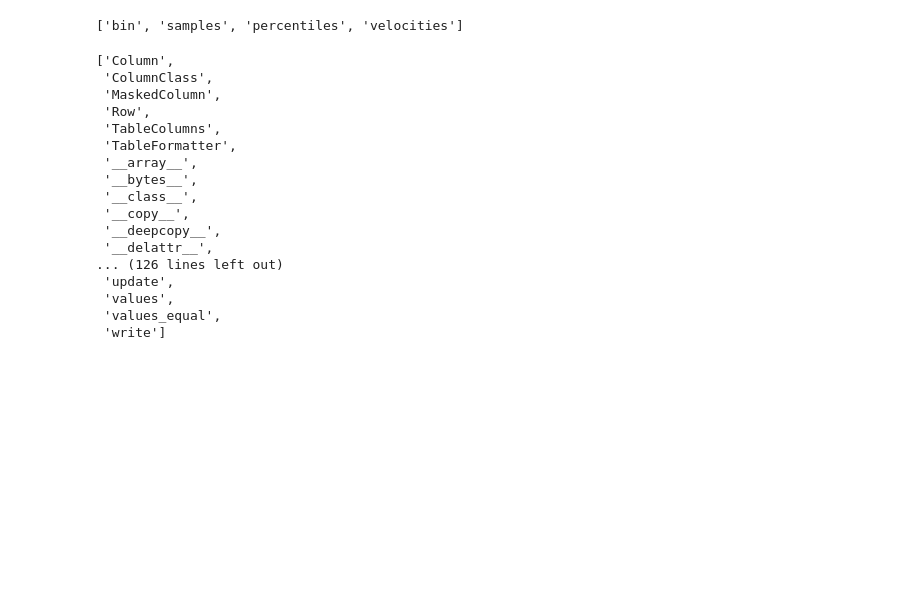
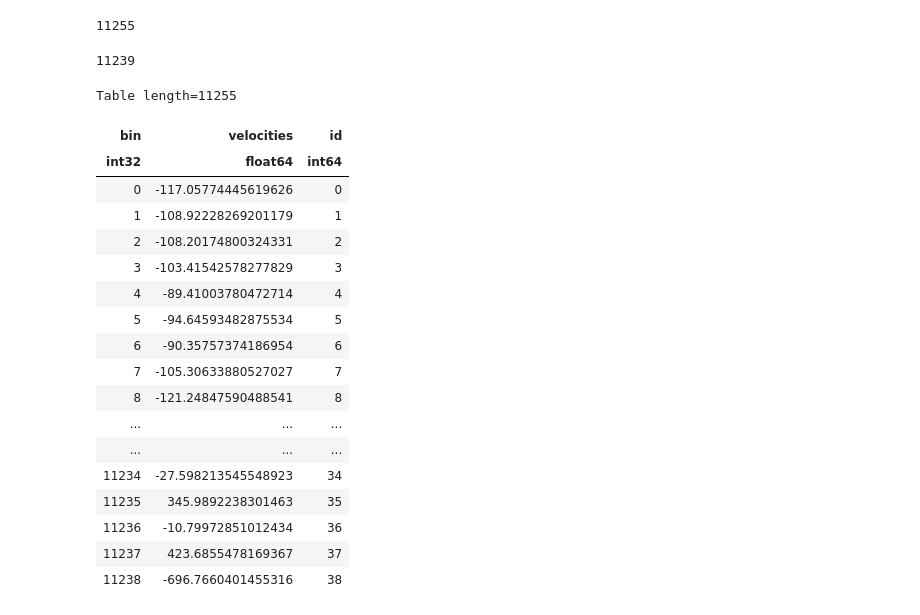
Before and after one commit to aj-pitts/NaI_analysis, a Jupyter notebook: Testing.ipynb, the cells around one changed output. Cells and saved outputs as stored; diff of their text form; code cells hidden in the pictures; blank space fills up the shorter version.

```diff
--- a/Testing.ipynb
+++ b/Testing.ipynb
@@ -11,0 +14,8 @@ table = Table(hdul[1].data)
+# %%
+l = 0
+for i in range(len(tables)):
+    l += len(tables[i])
+
+l
+# %% [output]
+11255
@@ -12,24 +36,26 @@ table = Table(hdul[1].data)
+# %%
+len(np.unique(table['bin']))
+# %% [output]
+11239
 # %%
-table.colnames
+table
 # %% [output]
-['bin', 'samples', 'percentiles', 'velocities']
+Table length=11255
+| bin | velocities | id |
+| int32 | float64 | int64 |
+| 0 | -117.05774445619626 | 0 |
+| 1 | -108.92228269201179 | 1 |
+| 2 | -108.20174800324331 | 2 |
+| 3 | -103.41542578277829 | 3 |
+| 4 | -89.41003780472714 | 4 |
+| 5 | -94.64593482875534 | 5 |
+| 6 | -90.35757374186954 | 6 |
+| 7 | -105.30633880527027 | 7 |
+| 8 | -121.24847590488541 | 8 |
+| ... | ... | ... |
+| ... | ... | ... |
+| 11234 | -27.598213545548923 | 34 |
+| 11235 | 345.9892238301463 | 35 |
+| 11236 | -10.79972851012434 | 36 |
+| 11237 | 423.6855478169367 | 37 |
+| 11238 | -696.7660401455316 | 38 |
-# %%
-dir(table)
-# %% [output]
-['Column',
- 'ColumnClass',
- 'MaskedColumn',
- 'Row',
- 'TableColumns',
- 'TableFormatter',
- '__array__',
- '__bytes__',
- '__class__',
- '__copy__',
- '__deepcopy__',
- '__delattr__',
-... (126 lines left out)
- 'update',
- 'values',
- 'values_equal',
- 'write']
```
Also changed, not shown: parts of 23 cells of this notebook, 6 other files.
